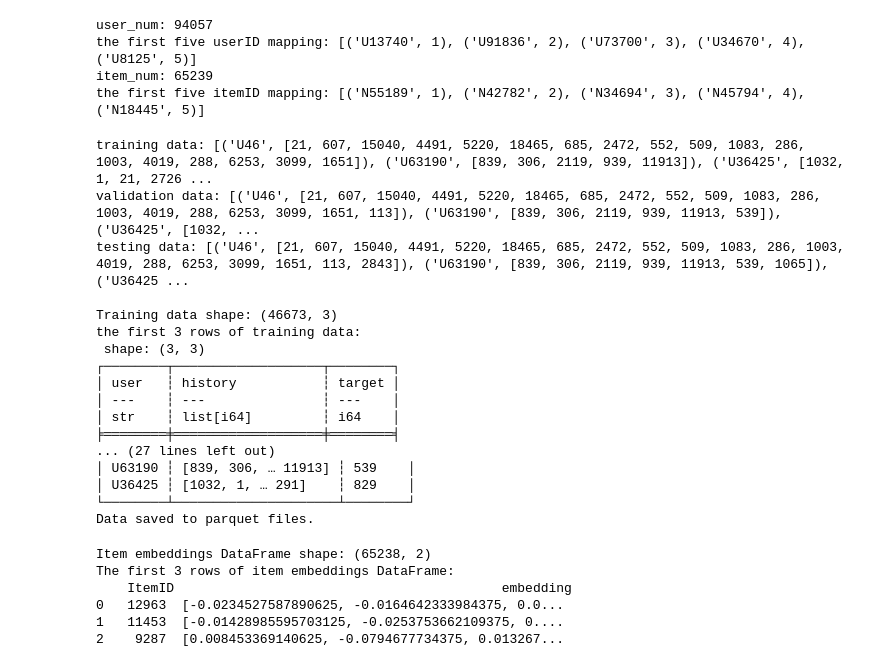
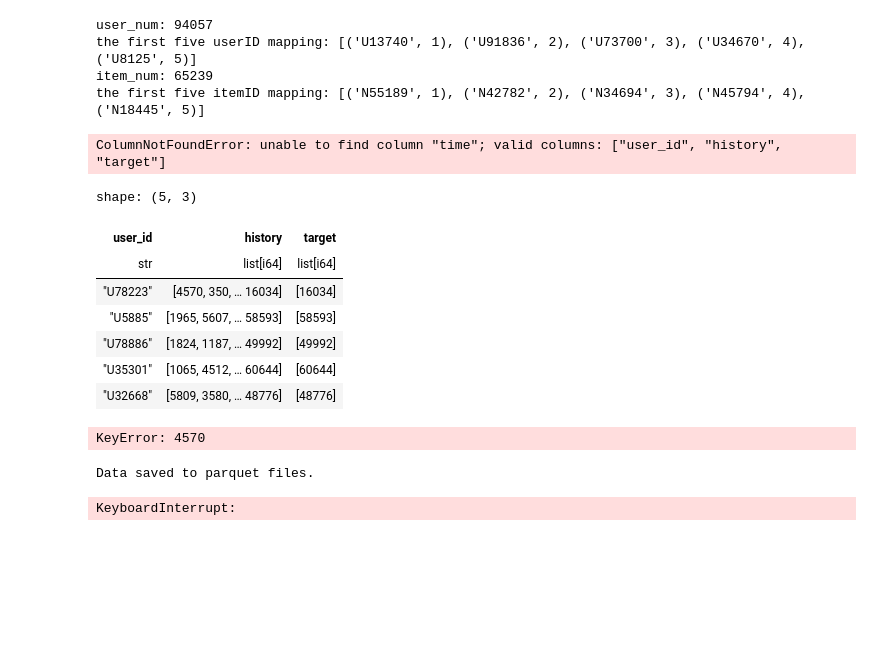
Before and after one commit to mingyuhzou/news_rec, a Jupyter notebook: nodebook/embedding.ipynb, the cells around one changed output. Saved outputs shown, nothing was run; the diff lists cells and outputs as text; code cells hidden in the pictures; blank space fills up the shorter version.

```diff
--- a/nodebook/embedding.ipynb
+++ b/nodebook/embedding.ipynb
@@ -61,22 +61,36 @@ user_num: 94057
 the first five userID mapping: [('U13740', 1), ('U91836', 2), ('U73700', 3), ('U34670', 4), ('U8125', 5)]
 item_num: 65239
 the first five itemID mapping: [('N55189', 1), ('N42782', 2), ('N34694', 3), ('N45794', 4), ('N18445', 5)]
+# %%
+data = pl.read_parquet(os.path.join(cfg['dev_data_path'], "behaviors_1.parquet"))
+
+data_sorted = data.sort(["user_id", "time"])
+
+# 对每个用户取最后一条记录
+data = data_sorted.group_by("user_id").tail(1)
+
+data.shape
+# %% [output]
+ColumnNotFoundError: unable to find column "time"; valid columns: ["user_id", "history", "target"]
+# %%
+data.head()
+# %% [output]
+shape: (5, 3)
+| user_id | history | target |
+| str | list[i64] | list[i64] |
+| "U78223" | [4570, 350, … 16034] | [16034] |
+| "U5885" | [1965, 5607, … 58593] | [58593] |
+| "U78886" | [1824, 1187, … 49992] | [49992] |
+| "U35301" | [1065, 4512, … 60644] | [60644] |
+| "U32668" | [5809, 3580, … 48776] | [48776] |
 # %%
-data = pl.read_parquet(os.path.join(cfg['train_data_path'], "behaviors.parquet"))
-
-data_sorted = data.sort(["user_id", "time"])
-
-# 对每个用户取最后一条记录
-data = data_sorted.group_by("user_id").tail(1)
-
-
 def prepare_data(data_dict):
     "数据保存polar形式"
     rows = []
     for userID, item_sequenec in data_dict.items():
         history = item_sequenec[:-1]
         target = item_sequenec[-1]
-        rows.append({'user': userID, 'history': history, 'target': target})
+        rows.append({'user_id': userID, 'history': history, 'target': target})
     return pl.DataFrame(rows)
 
 
@@ -86,7 +100,7 @@ val_data = {}
 test_data = {}
 
 for row in data.iter_rows(named=True):
-    userID = row["user_id"]  # 注意列名可能是 'userID' 或 'user_id'
+    userID = row["user_id"]
     item_sequence = [itemID_mapping[t] for t in  row["history"]]
     if len(item_sequence) > 2:
         train_data[userID] = item_sequence[:-2]
@@ -107,28 +121,16 @@ val_df = prepare_data(val_data)
 print("\nValidation data shape:", val_df.shape)
 print("the first 3 rows of validation data:\n", val_df.head(3))
 
-print("Data saved to parquet files.")
-train_df.write_parquet(os.path.join(cfg['train_data_path'], "train_df.parquet"))
-test_df.write_parquet(os.path.join(cfg['train_data_path'], "test_df.parquet"))
-val_df.write_parquet(os.path.join(cfg['train_data_path'], "valid_df.parquet"))
+test_df.shape
 # %% [output]
-training data: [('U46', [21, 607, 15040, 4491, 5220, 18465, 685, 2472, 552, 509, 1083, 286, 1003, 4019, 288, 6253, 3099, 1651]), ('U63190', [839, 306, 2119, 939, 11913]), ('U36425', [1032, 1, 21, 2726 ...
-validation data: [('U46', [21, 607, 15040, 4491, 5220, 18465, 685, 2472, 552, 509, 1083, 286, 1003, 4019, 288, 6253, 3099, 1651, 113]), ('U63190', [839, 306, 2119, 939, 11913, 539]), ('U36425', [1032, ...
-testing data: [('U46', [21, 607, 15040, 4491, 5220, 18465, 685, 2472, 552, 509, 1083, 286, 1003, 4019, 288, 6253, 3099, 1651, 113, 2843]), ('U63190', [839, 306, 2119, 939, 11913, 539, 1065]), ('U36425 ...
-
-Training data shape: (46673, 3)
-the first 3 rows of training data:
- shape: (3, 3)
-┌────────┬───────────────────┬────────┐
-│ user   ┆ history           ┆ target │
-│ ---    ┆ ---               ┆ ---    │
-│ str    ┆ list[i64]         ┆ i64    │
-╞════════╪═══════════════════╪════════╡
-... (27 lines left out)
-│ U63190 ┆ [839, 306, … 11913] ┆ 539    │
-│ U36425 ┆ [1032, 1, … 291]    ┆ 829    │
-└────────┴─────────────────────┴────────┘
-Data saved to parquet files.
+KeyError: 4570
+# %%
+print("Data saved to parquet files.")
+train_df.write_parquet(os.path.join(cfg['dev_data_path'], "train_df.parquet"))
+test_df.write_parquet(os.path.join(cfg['dev_data_path'], "test_df.parquet"))
+val_df.write_parquet(os.path.join(cfg['dev_data_path'], "valid_df.parquet"))
+# %% [output]
+Data saved to parquet files.
 # %%
 model_path = cfg['emb_model_path']
 
@@ -153,9 +155,4 @@ print("The first 3 rows of item embeddings DataFrame:\n", item_emb_df.head(3))
 # Save to parquet file
 item_emb_df.to_parquet(join(cfg['embed_path'],'item_emb_title.parquet'), index=False)
 # %% [output]
-Item embeddings DataFrame shape: (65238, 2)
-The first 3 rows of item embeddings DataFrame:
-    ItemID                                          embedding
-0   12963  [-0.0234527587890625, -0.0164642333984375, 0.0...
-1   11453  [-0.01428985595703125, -0.0253753662109375, 0....
-2    9287  [0.008453369140625, -0.0794677734375, 0.013267...
+KeyboardInterrupt:
```
Also changed, not shown: 23 other files.
